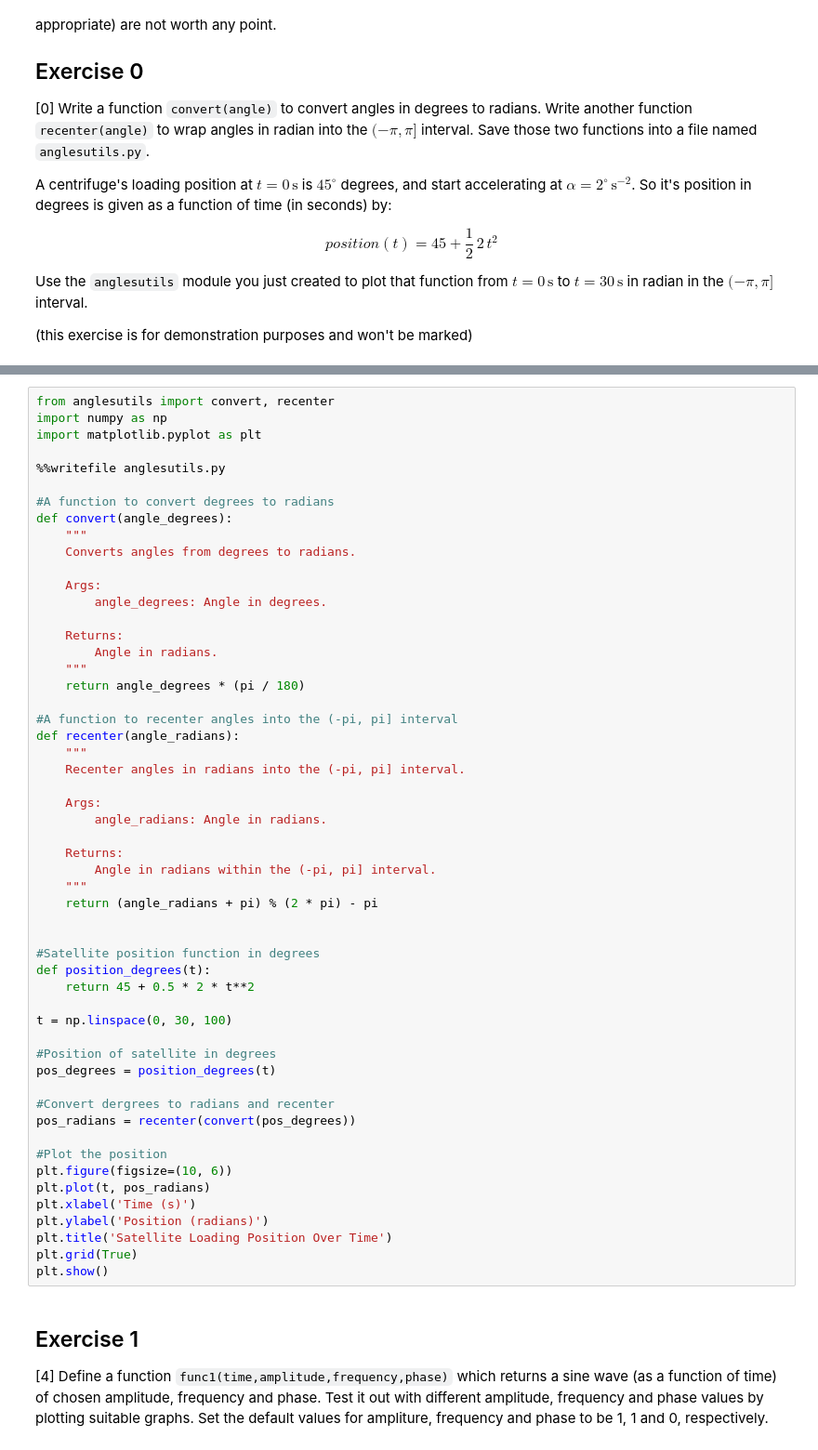
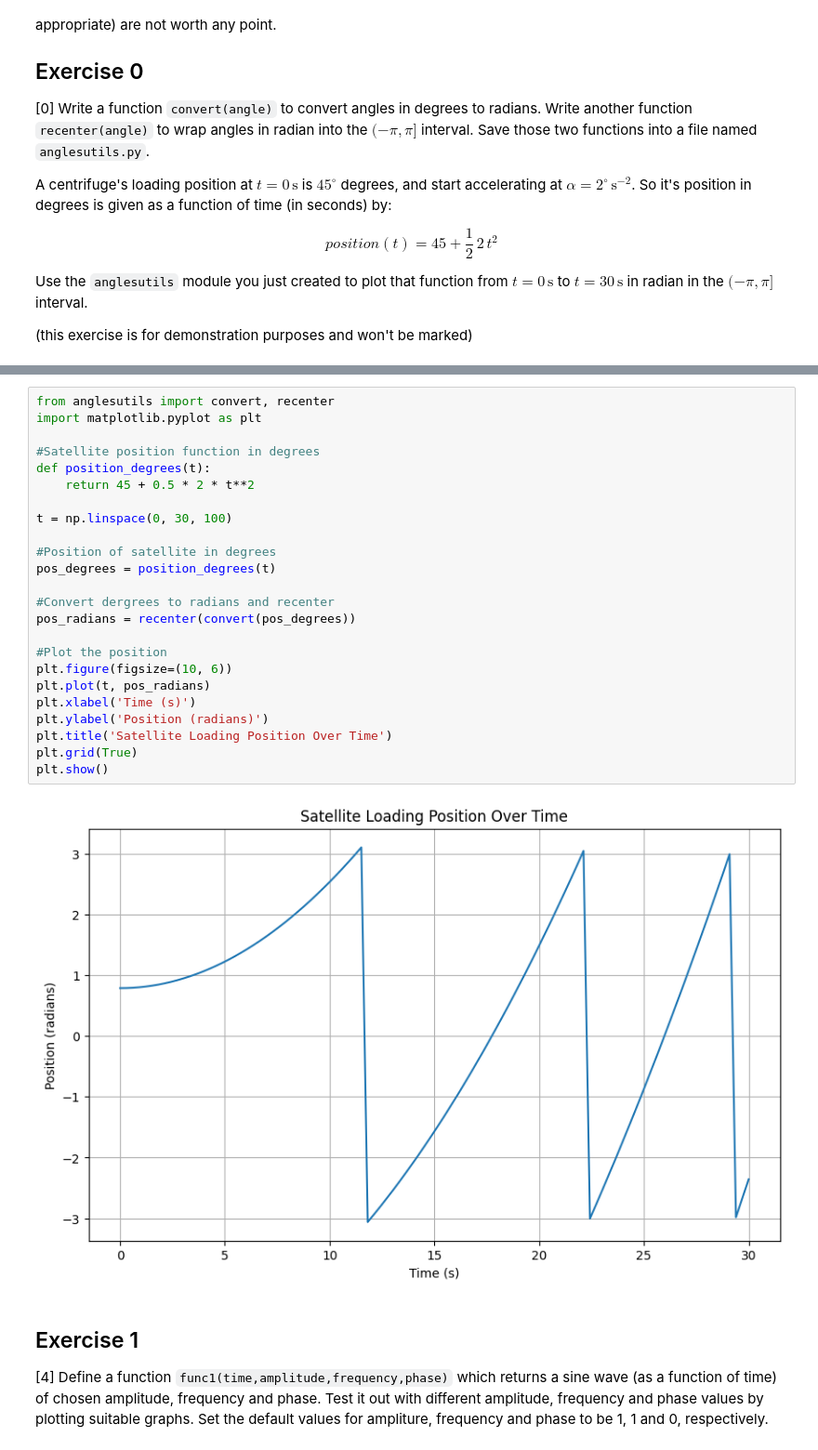
Before and after one commit to PX2145-2025/week-2-b-CameronMcKenzie-05, a Jupyter notebook: Functions.ipynb, the cells around one changed output, grey strips where cells are left out. Shown: that part at 93% size. Saved outputs shown, nothing was run; the diff lists cells and outputs as text.

```diff
--- a/Functions.ipynb
+++ b/Functions.ipynb
@@ -273,57 +305,29 @@ Use the `anglesutils` module you just created to plot that function from $t=0\,\
 # %%
 from anglesutils import convert, recenter
-import numpy as np
 import matplotlib.pyplot as plt
-
-%%writefile anglesutils.py
-
-#A function to convert degrees to radians
-def convert(angle_degrees):
-    """
-    Converts angles from degrees to radians.
-
-    Args:
-        angle_degrees: Angle in degrees.
-
-    Returns:
-        Angle in radians.
-    """
-    return angle_degrees * (pi / 180)
-
-#A function to recenter angles into the (-pi, pi] interval
-def recenter(angle_radians):
-    """
-    Recenter angles in radians into the (-pi, pi] interval.
-
-    Args:
-        angle_radians: Angle in radians.
-
-    Returns:
-        Angle in radians within the (-pi, pi] interval.
-    """
-    return (angle_radians + pi) % (2 * pi) - pi
-
 
 #Satellite position function in degrees
 def position_degrees(t):
     return 45 + 0.5 * 2 * t**2
 
 t = np.linspace(0, 30, 100)
 
 #Position of satellite in degrees
 pos_degrees = position_degrees(t)
 
 #Convert dergrees to radians and recenter
 pos_radians = recenter(convert(pos_degrees))
 
 #Plot the position
 plt.figure(figsize=(10, 6))
 plt.plot(t, pos_radians)
 plt.xlabel('Time (s)')
 plt.ylabel('Position (radians)')
 plt.title('Satellite Loading Position Over Time')
 plt.grid(True)
 plt.show()
+# %% [output]
+[figure, added]
 # %% [markdown]
 ## Exercise 1
 
```
Also changed, not shown: parts of 2 cells of this notebook.
